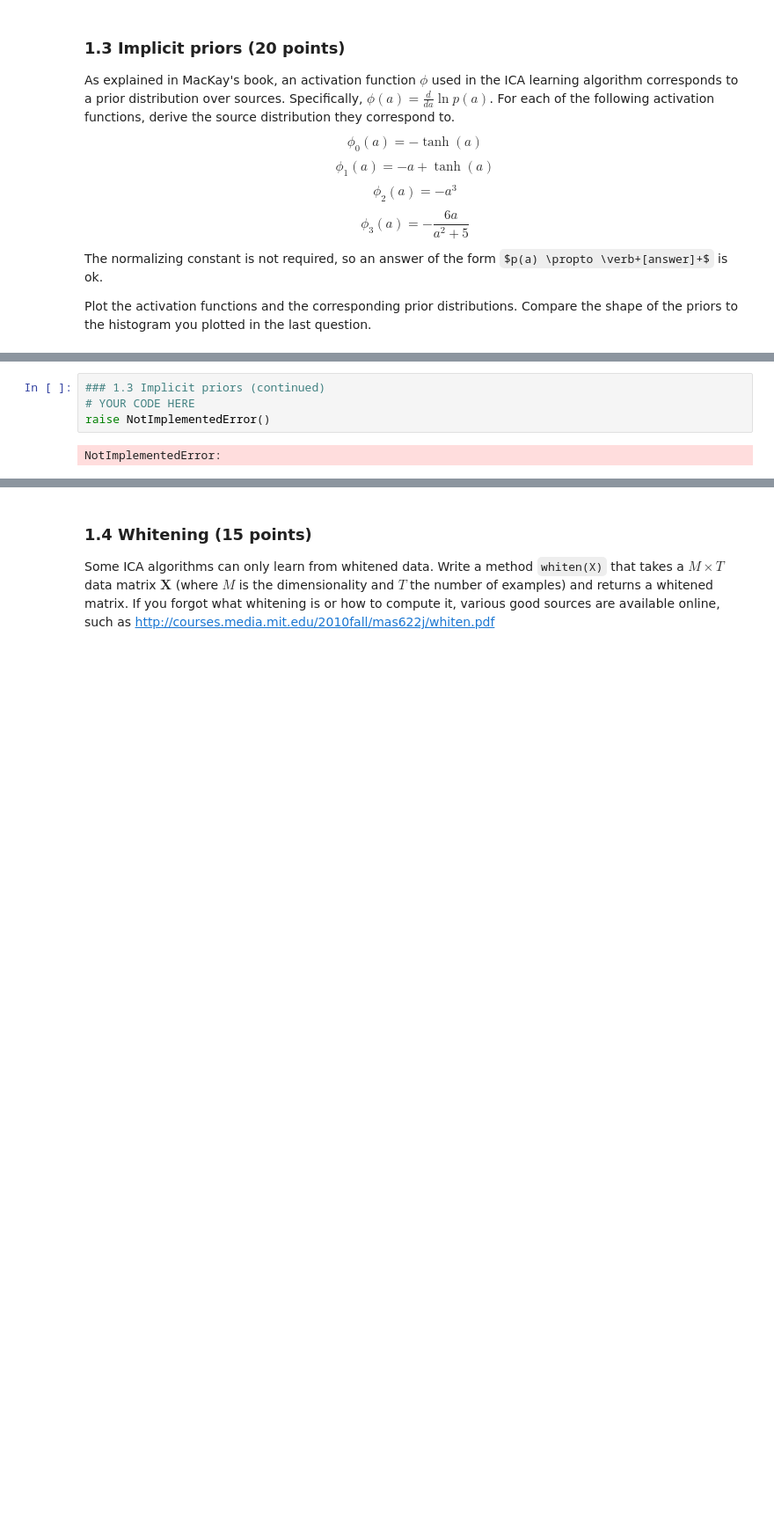
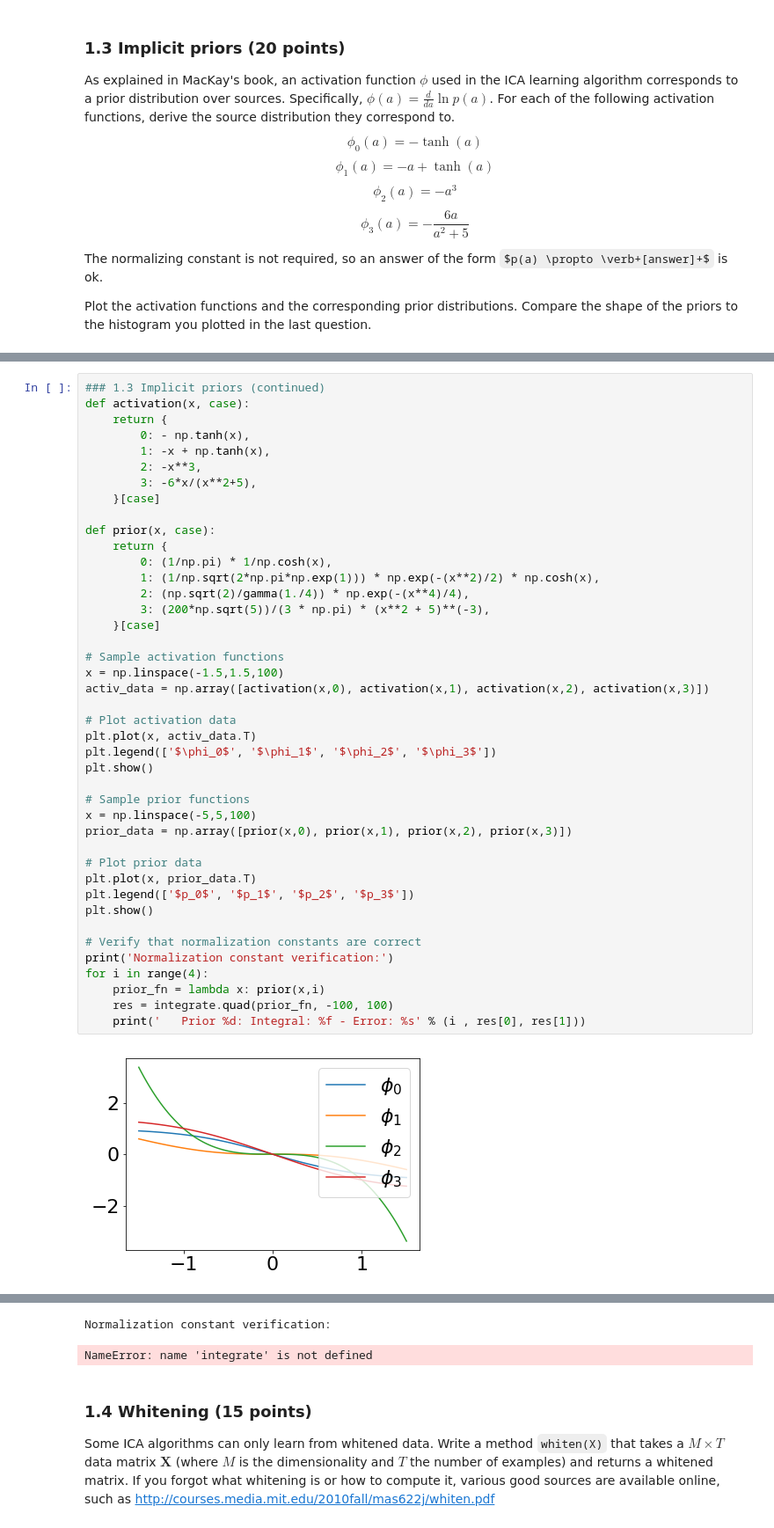
Before and after one commit to danakianfar/machine_learning_2_labs, a Jupyter notebook: lab1/lab1.ipynb, the cells around one changed output, grey strips where cells are left out. Shown at 88% size. Cells and saved outputs as stored; diff of their text form; some formulas as TeX source; blank space fills up the shorter version.

```diff
--- a/lab1/lab1.ipynb
+++ b/lab1/lab1.ipynb
@@ -164,6 +183,44 @@ $$ p(a) \propto (a^2 + 5) ^{-3}$$
-# %%
-### 1.3 Implicit priors (continued)
-# YOUR CODE HERE
-raise NotImplementedError()
-# %% [output]
-NotImplementedError:
+# %%
+### 1.3 Implicit priors (continued)
+def activation(x, case):
+    return {
+        0: - np.tanh(x),
+        1: -x + np.tanh(x),
+        2: -x**3,
+        3: -6*x/(x**2+5),
+    }[case]
+
+def prior(x, case):
+    return {
+        0: (1/np.pi) * 1/np.cosh(x),
+        1: (1/np.sqrt(2*np.pi*np.exp(1))) * np.exp(-(x**2)/2) * np.cosh(x),
+        2: (np.sqrt(2)/gamma(1./4)) * np.exp(-(x**4)/4),
+        3: (200*np.sqrt(5))/(3 * np.pi) * (x**2 + 5)**(-3),
+    }[case]
+
+# Sample activation functions
+x = np.linspace(-1.5,1.5,100)
+activ_data = np.array([activation(x,0), activation(x,1), activation(x,2), activation(x,3)])
+
+# Plot activation data
+plt.plot(x, activ_data.T)
+plt.legend(['$\phi_0$', '$\phi_1$', '$\phi_2$', '$\phi_3$'])
+plt.show()
+
+# Sample prior functions
+x = np.linspace(-5,5,100)
+prior_data = np.array([prior(x,0), prior(x,1), prior(x,2), prior(x,3)])
+
+# Plot prior data
+plt.plot(x, prior_data.T)
+plt.legend(['$p_0$', '$p_1$', '$p_2$', '$p_3$'])
+plt.show()
+
+# Verify that normalization constants are correct
+print('Normalization constant verification:')
+for i in range(4):
+    prior_fn = lambda x: prior(x,i)
+    res = integrate.quad(prior_fn, -100, 100)
+    print('   Prior %d: Integral: %f - Error: %s' % (i , res[0], res[1]))
+# %% [output]
+[figure, added]
@@ -170,3 +228,5 @@ NotImplementedError:
+Normalization constant verification:
+NameError: name 'integrate' is not defined
 # %% [markdown]
 ### 1.4 Whitening (15 points)
 Some ICA algorithms can only learn from whitened data. Write a method `whiten(X)` that takes a $M \times T$ data matrix $\mathbf{X}$ (where $M$ is the dimensionality and $T$ the number of examples) and returns a whitened matrix. If you forgot what whitening is or how to compute it, various good sources are available online, such as http://courses.media.mit.edu/2010fall/mas622j/whiten.pdf
```
Also changed, not shown: parts of 16 cells of this notebook.
